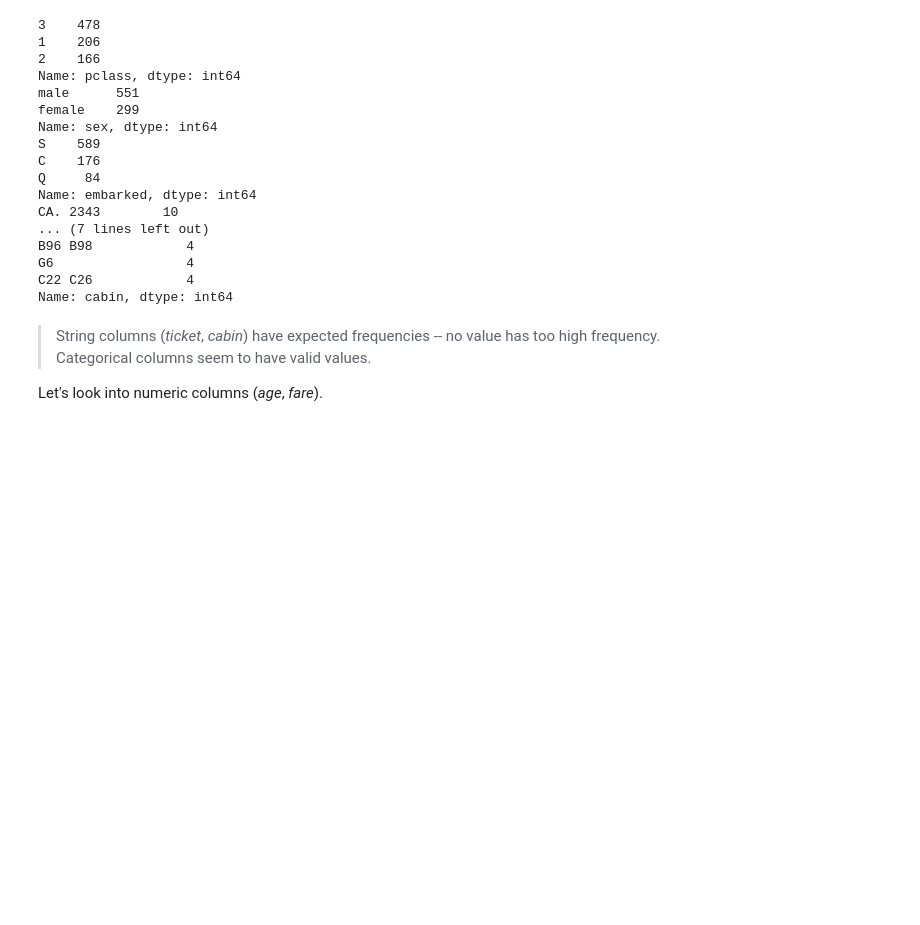
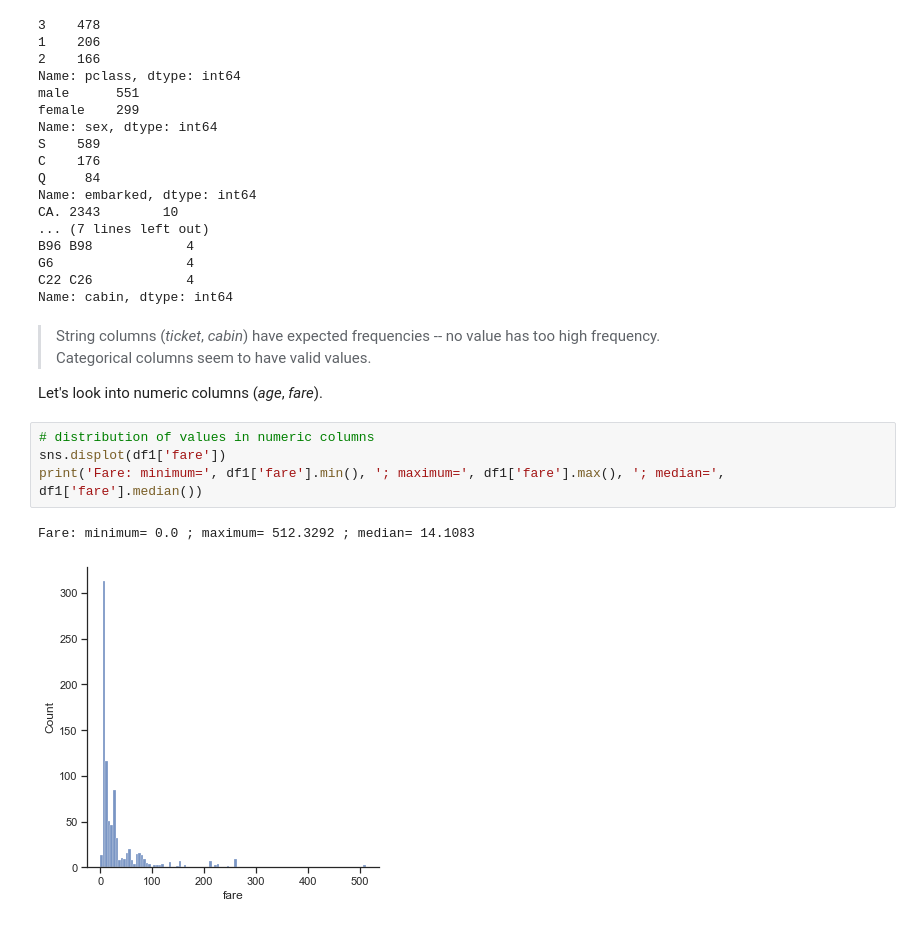
Before and after one commit to profinit/MFF-DS, a Jupyter notebook: practice/week_6_preparation/NDBI048-data_preparation.ipynb, the cells around one changed output. Cells and saved outputs as stored; diff of their text form; blank space fills up the shorter version.

```diff
--- a/practice/week_6_preparation/NDBI048-data_preparation.ipynb
+++ b/practice/week_6_preparation/NDBI048-data_preparation.ipynb
@@ -100,4 +97,11 @@ Name: cabin, dtype: int64
 > Categorical columns seem to have valid values.
 
 Let's look into numeric columns (*age*, *fare*).
+# %%
+# distribution of values in numeric columns
+sns.displot(df1['fare'])
+print('Fare: minimum=', df1['fare'].min(), '; maximum=', df1['fare'].max(), '; median=', df1['fare'].median())
+# %% [output]
+Fare: minimum= 0.0 ; maximum= 512.3292 ; median= 14.1083
+[figure, added]
 # %%
```
Also changed, not shown: parts of 24 cells of this notebook, 1 other file.
